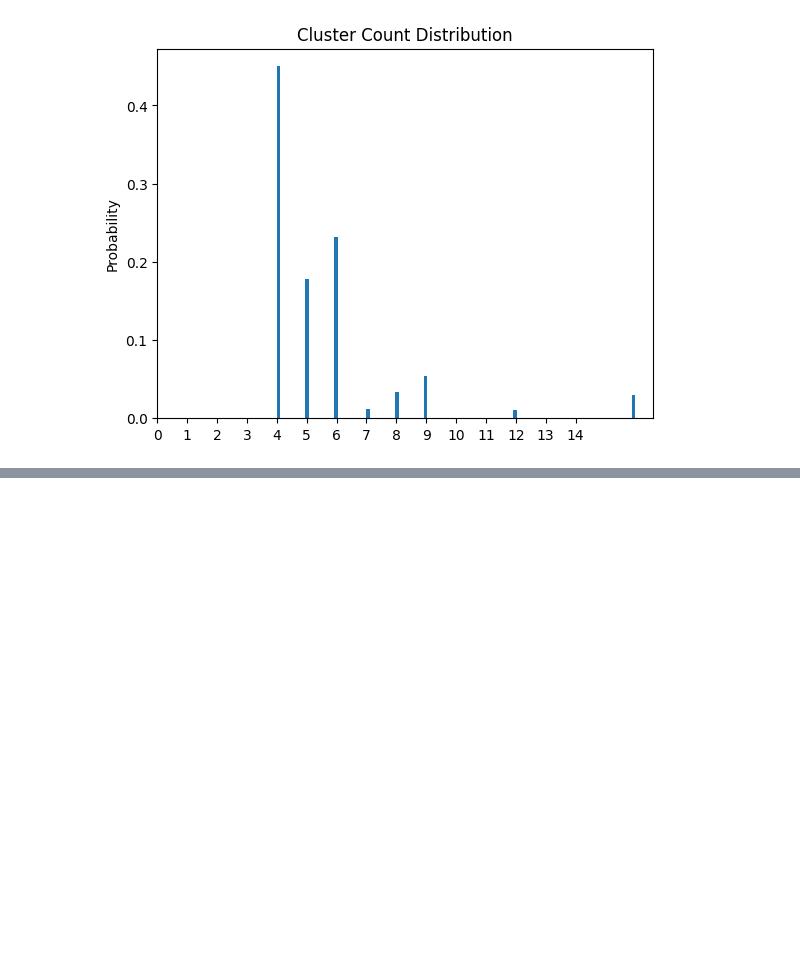
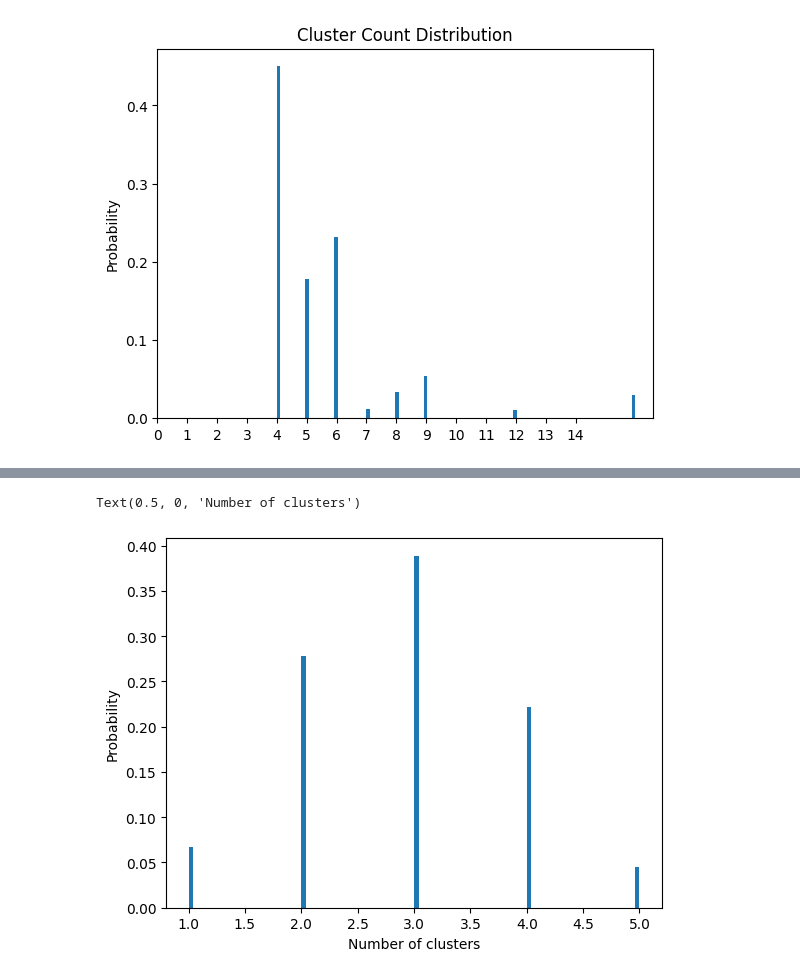
Before and after one commit to codec-lab/flippy, a Jupyter notebook: tutorials/04-DP-MM.ipynb, the cells around one changed output, grey strips where cells are left out. Cells and saved outputs as stored; diff of their text form; code cells hidden in the pictures; blank space fills up the shorter version.

```diff
--- a/tutorials/04-DP-MM.ipynb
+++ b/tutorials/04-DP-MM.ipynb
@@ -95,0 +120,19 @@ ax.set_ylim(-0.01, 0.5)
+# %%
+def increment(arr, idx):
+    return arr[:idx] + [arr[idx] + 1] + arr[idx+1:]
+
+@infer(method="Enumeration")
+def dp_restaurant(n, concentration):
+    counts = []
+    for _ in range(n):
+        c = Categorical(range(len(counts) + 1), weights=counts + [concentration]).sample()
+        if c == len(counts): # sampled a new category
+            counts += [0]
+        counts = increment(counts, c)
+    return len(counts)
+
+dp_restaurant(5, 2).plot()
+plt.xlabel('Number of clusters')
+# %% [output]
+Text(0.5, 0, 'Number of clusters')
+[figure, added]
```
Also changed, not shown: parts of 6 cells of this notebook.
